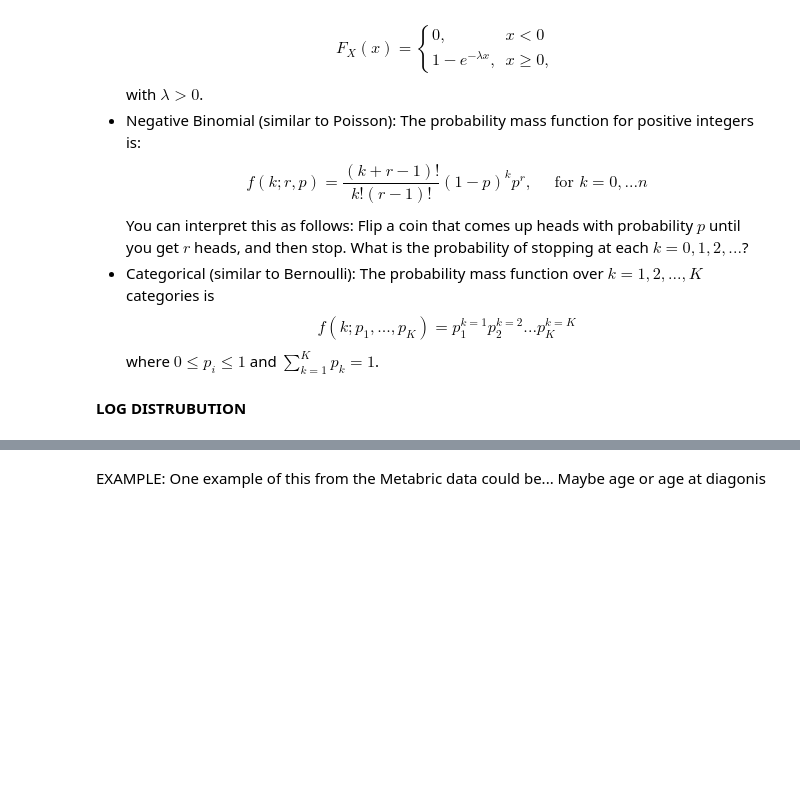
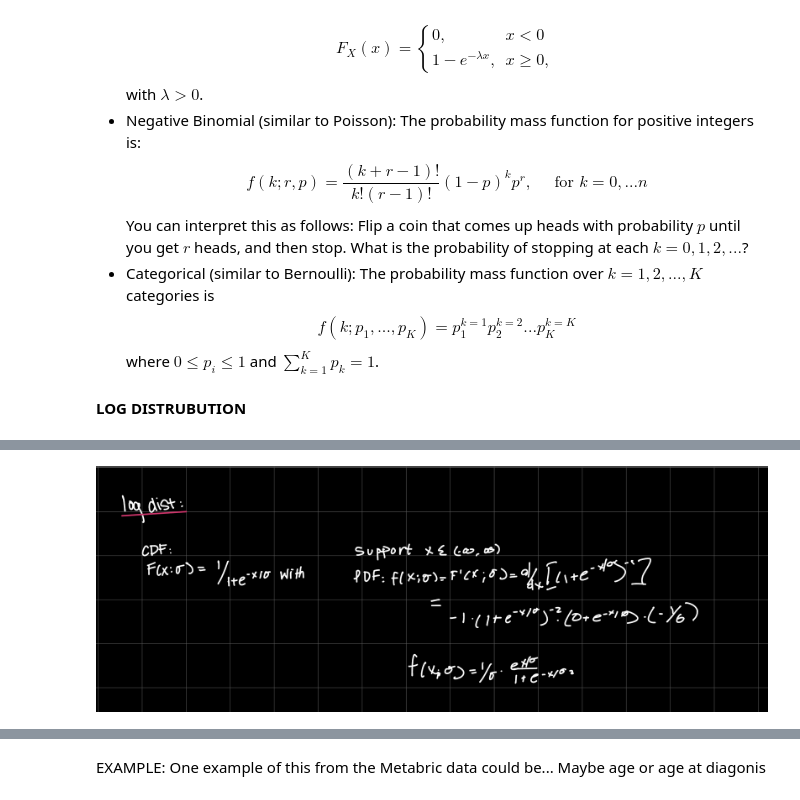
Before and after one commit to aeonlevy/Uncertainty_UVA, a Jupyter notebook: assignment_6.ipynb, the cells around one changed output, grey strips where cells are left out. Drawn from its saved outputs; the diff is of its cells as text; code cells hidden in the pictures; blank space fills up the shorter version.

```diff
--- a/assignment_6.ipynb
+++ b/assignment_6.ipynb
@@ -211,3 +247,10 @@ lb, ub
+# %%
+photo_path_3 = os.path.join(desktop_path, "IMG_0214.PNG")
+
+# Display the photo
+Image(filename=photo_path_3)
+# %% [output]
+[figure, added]
 # %%
 ###PLOTTING
 
```
Also changed, not shown: parts of 23 cells of this notebook.
